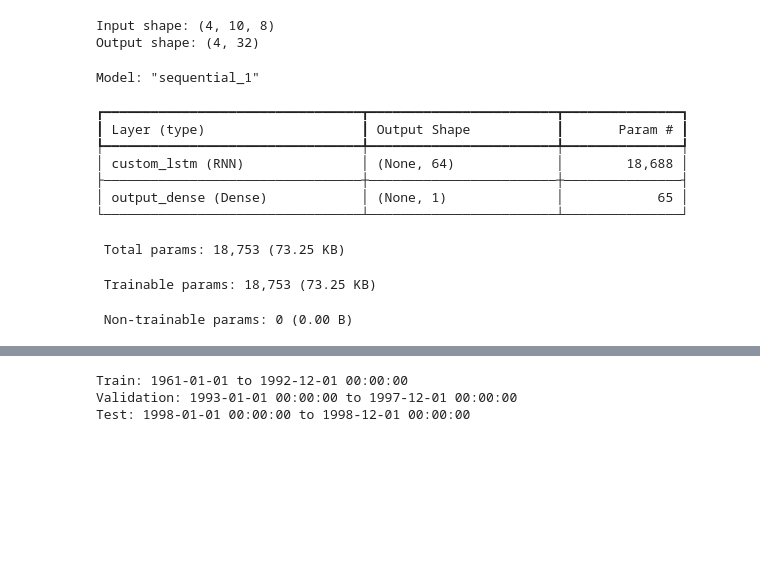
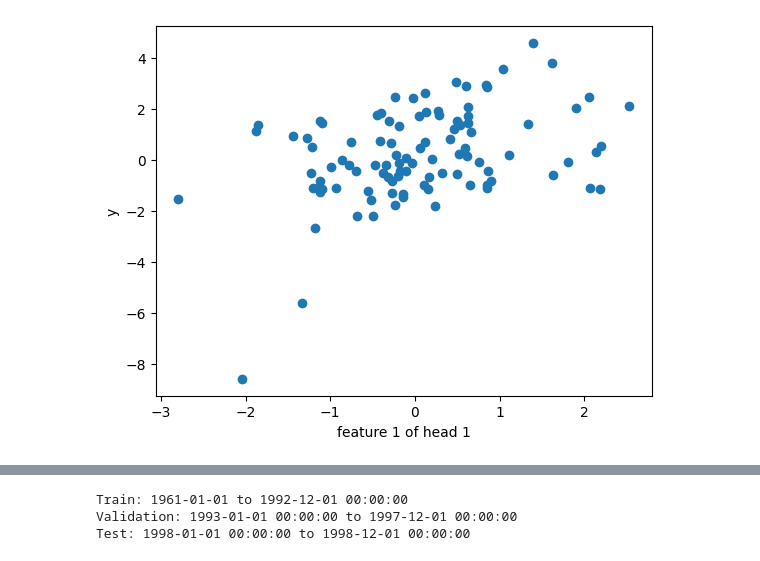
Before and after one commit to rproner1/MacroAtRisk, a Jupyter notebook: sandbox.ipynb, the cells around one changed output, grey strips where cells are left out. Cells and saved outputs as stored; diff of their text form; code cells hidden in the pictures; blank space fills up the shorter version.

```diff
--- a/sandbox.ipynb
+++ b/sandbox.ipynb
@@ -7,6 +7,3 @@ from pathlib import Path
 import missingno as msno
 from statsmodels.tsa.stattools import adfuller
 from src.utils.clean_data import remove_cols
-# %%
-y = pd.read_csv('./data/processed/us_4q_fred_y.csv', index_col='date', parse_dates=True)
-y.head()
@@ -472,32 +9,0 @@ Model: "sequential"
-# %%
-# Create the custom LSTM layer by wrapping the cell in an RNN layer
-custom_lstm_layer = RNN(CustomLSTMCell(32))
-
-# Get the output
-output = custom_lstm_layer(input_data)
-
-print("Input shape:", input_data.shape)
-print("Output shape:", output.shape)
-
-# You can also build a model with it
-model = tf.keras.Sequential([
-    tf.keras.Input(shape=(10, 8), name='input'),
-    RNN(CustomLSTMCell(units=64), name='custom_lstm'),
-    tf.keras.layers.Dense(1, name='output_dense')
-])
-
-model.summary()
-# %% [output]
-Input shape: (4, 10, 8)
-Output shape: (4, 32)
-Model: "sequential_1"
-┏━━━━━━━━━━━━━━━━━━━━━━━━━━━━━━━━━┳━━━━━━━━━━━━━━━━━━━━━━━━┳━━━━━━━━━━━━━━━┓
-┃ Layer (type)                    ┃ Output Shape           ┃       Param # ┃
-┡━━━━━━━━━━━━━━━━━━━━━━━━━━━━━━━━━╇━━━━━━━━━━━━━━━━━━━━━━━━╇━━━━━━━━━━━━━━━┩
-│ custom_lstm (RNN)               │ (None, 64)             │        18,688 │
-├─────────────────────────────────┼────────────────────────┼───────────────┤
-│ output_dense (Dense)            │ (None, 1)              │            65 │
-└─────────────────────────────────┴────────────────────────┴───────────────┘
- Total params: 18,753 (73.25 KB)
- Trainable params: 18,753 (73.25 KB)
- Non-trainable params: 0 (0.00 B)
@@ -503,0 +62,11 @@ Model: "sequential_1"
+# %%
+import matplotlib.pyplot as plt
+
+X, y = generate_data(n_samples=100)
+
+plt.scatter(X[:,0, 0], y)
+plt.xlabel('feature 1 of head 1')
+plt.ylabel('y')
+plt.show()
+# %% [output]
+[figure, added]
```
Also changed, not shown: parts of 39 cells of this notebook.
